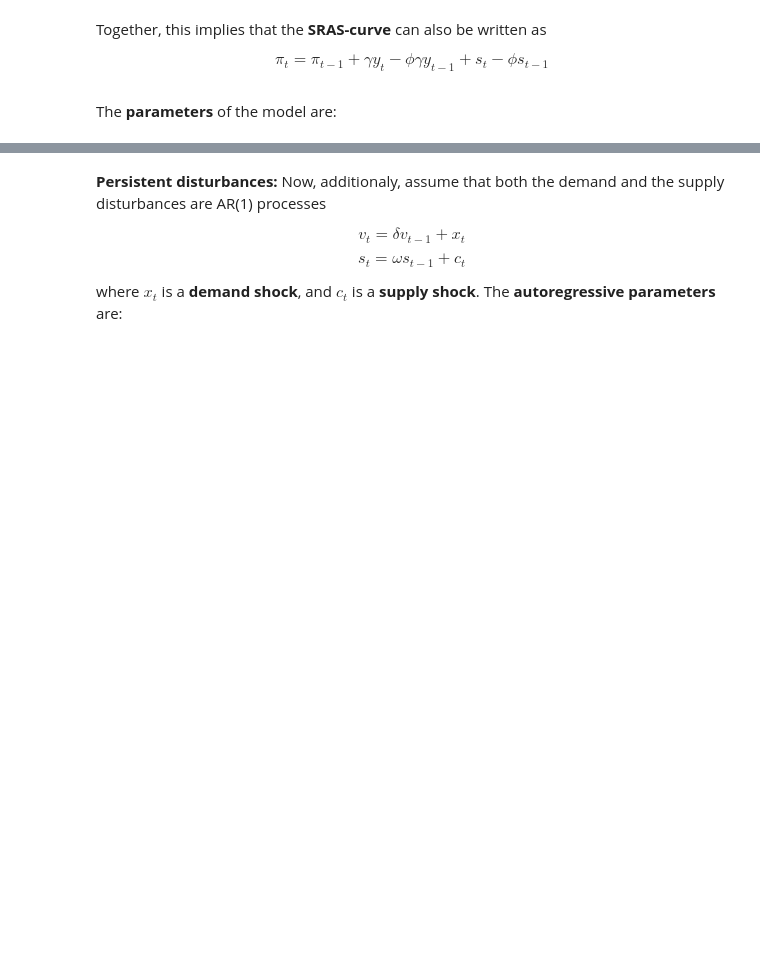
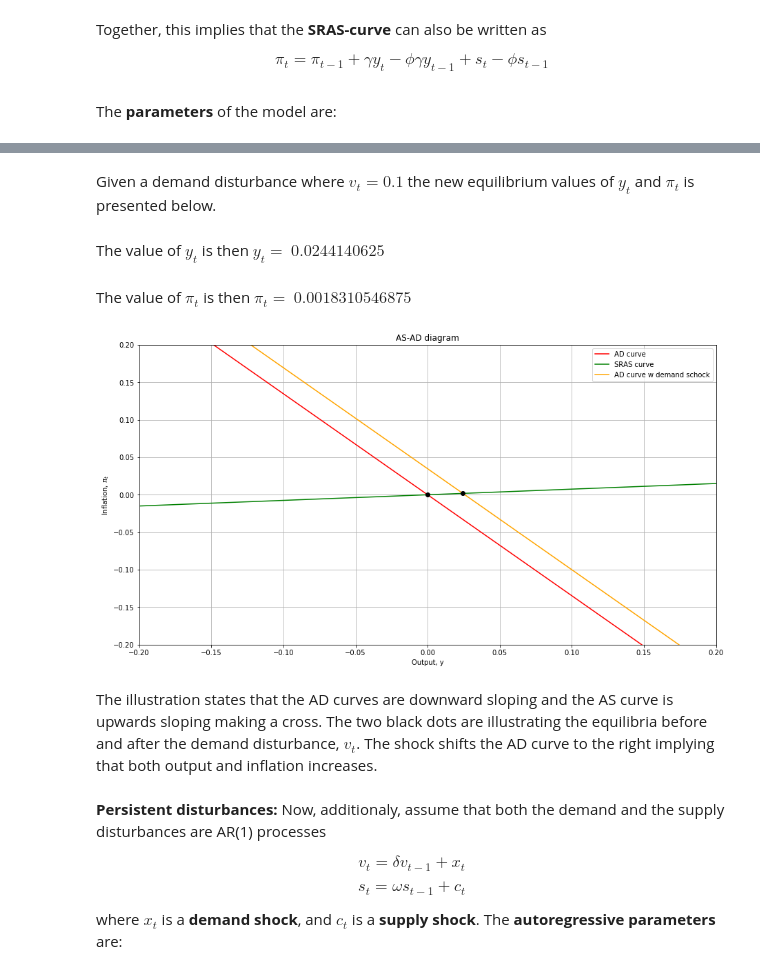
Before and after one commit to NumEconCopenhagen/projects-2019-alexander-helene, a Jupyter notebook: examproject/exam_2019.ipynb, the cells around one changed output, grey strips where cells are left out. Cells and saved outputs as stored; diff of their text form; code cells hidden in the pictures; blank space fills up the shorter version.

```diff
--- a/examproject/exam_2019.ipynb
+++ b/examproject/exam_2019.ipynb
@@ -441,0 +442,3 @@ par['gamma'] = 0.075
+# %%
+#Defining relevant symbols
+y, alpha, r, v, i, h, pi, b, gamma, phi, s, pi_lag, y_lag, s_lag, v_lag=sm.symbols('y alpha r v i h \\pi b gamma phi s \\pi_{t-1} y_{t-1} s_{t-1} v_{t-1}')
@@ -441,0 +531,33 @@ par['gamma'] = 0.075
+# %%
+# A demand disturbance is presented: v_t=0.1
+# Calculating the equilibrium values of y and pi when v=0.1
+
+y_numb2=y_lamb(5.76, 0.5, 0, 0, 0, 0, 0, 0.1, 0.5, 0.075)
+pi_numb2=pi_lamb(0.1, 5.76, 0.5, 0.075, 0.5, 0, 0, 0, 0, 0)
+# %% [markdown]
+Given a demand disturbance where $v_t=0.1$ the new equilibrium values of $y_t$ and $\pi_t$ is presented below.
+# %%
+#Presenting the result
+display(
+    Markdown(
+        r'The  value of $y_t$ is then $ y_t= $ {}'.format(
+            sm.latex(y_numb2, mode='inline'))))
+display(
+    Markdown(
+        r'The  value of $\pi_t$ is then $ \pi_t= $ {}'.format(
+            sm.latex(pi_numb2, mode='inline'))))
+# %% [output]
+The  value of $y_t$ is then $ y_t= $ $0.0244140625$
+The  value of $\pi_t$ is then $ \pi_t= $ $0.0018310546875$
+# %%
+# Illustrate the equilibrium
+
+#Define AD and AS as functions functions
+def AD(y):
+    return 1/(h*alpha) * (v-(1+b*alpha)*y)
+
+def SRAS(y):
+    return pi_lag + gamma * y - phi * gamma * y_lag + s-phi * s_lag
+
+def AD2(y):
+    return 1/(h*alpha) * (v2-(1+b*alpha)*y)
@@ -442,3 +578,30 @@ par['gamma'] = 0.075
+# %%
+#Plot figure of the AD SRAS model
+x_ax=np.linspace(-1,1,10)
+y=AD(x_ax)
+z=SRAS(x_ax)
+w=AD2(x_ax)
+
+plt.figure(figsize=(15,8))
+plt.plot(x_ax,y,"r",label="AD curve")
+plt.plot(x_ax, z, "green", label="SRAS curve")
+plt.plot(x_ax, w, "orange", label="AD curve w demand schock")
+plt.plot(y_numb2, pi_numb2, color='black', marker='o')
+plt.plot(y_numb, pi_numb, color='black', marker='o')
+plt.legend()
+plt.xlim(-0.2,0.2)
+plt.ylim(-0.2,0.2)
+plt.xlabel('Output, y')
+plt.ylabel('Inflation, $\pi_t$')
+plt.title('AS-AD diagram')
+plt.grid(True)
+
+plt.show()
+# %% [output]
+[figure, added]
+# %% [markdown]
+The illustration states that the AD curves are downward sloping and the AS curve is upwards sloping making a cross.
+The two black dots are illustrating the equilibria before and after the demand disturbance, $v_t$. The shock shifts the AD curve to the right implying that both output and inflation increases.
 # %% [markdown]
 **Persistent disturbances:** Now, additionaly, assume that both the demand and the supply disturbances are AR(1) processes
 
```
Also changed, not shown: parts of 28 cells of this notebook.
